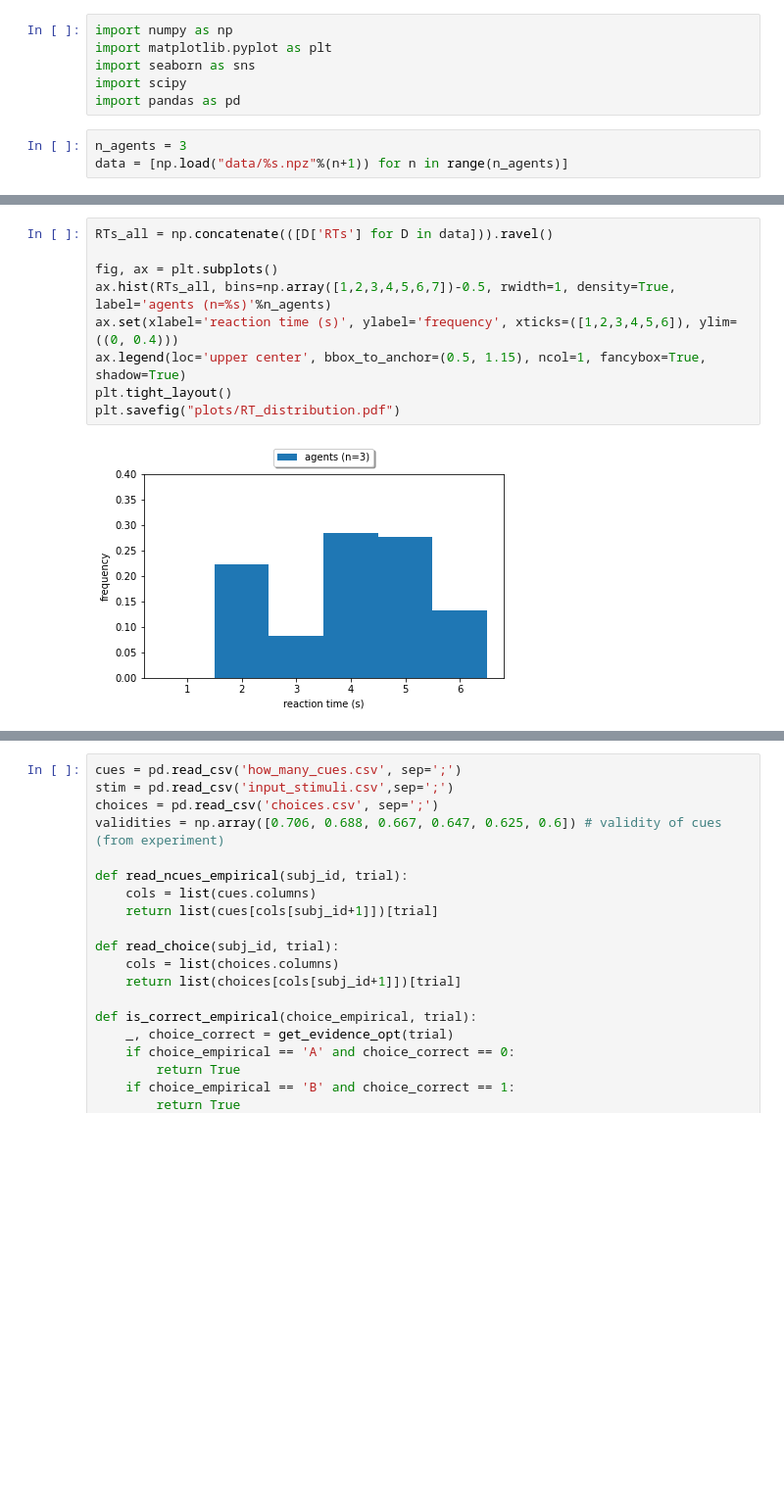
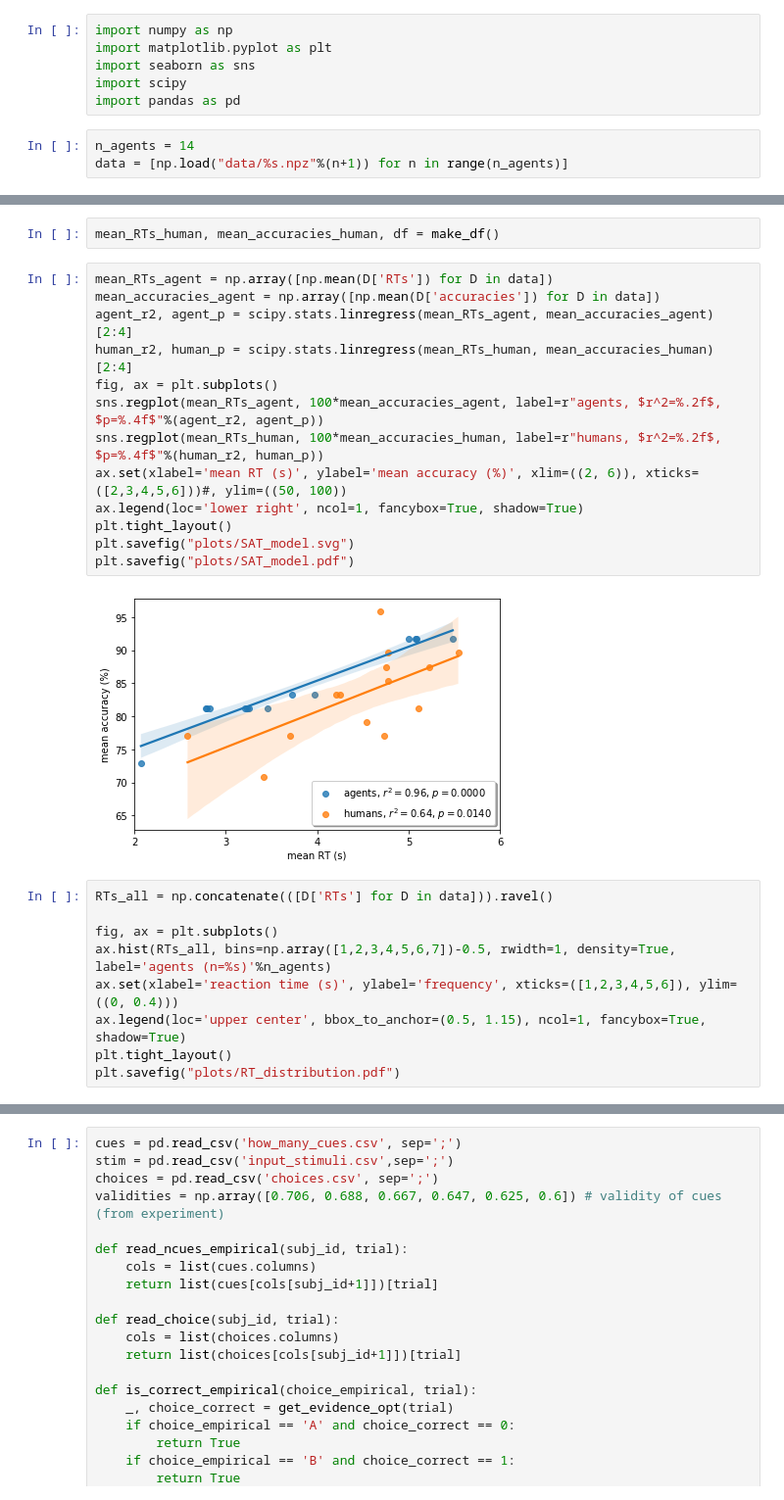
Before and after one commit to psipeter/decision_strategies, a Jupyter notebook: plotter.ipynb, the cells around one changed output, grey strips where cells are left out. Shown at 98% size. Drawn from its saved outputs; the diff is of its cells as text; blank space fills up the shorter version.

```diff
--- a/plotter.ipynb
+++ b/plotter.ipynb
@@ -5,5 +5,5 @@ import seaborn as sns
 import scipy
 import pandas as pd
 # %%
-n_agents = 3
+n_agents = 14
 data = [np.load("data/%s.npz"%(n+1)) for n in range(n_agents)]
@@ -10,3 +72,20 @@ data = [np.load("data/%s.npz"%(n+1)) for n in range(n_agents)]
+# %%
+mean_RTs_human, mean_accuracies_human, df = make_df()
+# %%
+mean_RTs_agent = np.array([np.mean(D['RTs']) for D in data])
+mean_accuracies_agent = np.array([np.mean(D['accuracies']) for D in data])
+agent_r2, agent_p = scipy.stats.linregress(mean_RTs_agent, mean_accuracies_agent)[2:4]
+human_r2, human_p = scipy.stats.linregress(mean_RTs_human, mean_accuracies_human)[2:4]
+fig, ax = plt.subplots()
+sns.regplot(mean_RTs_agent, 100*mean_accuracies_agent, label=r"agents, $r^2=%.2f$, $p=%.4f$"%(agent_r2, agent_p))
+sns.regplot(mean_RTs_human, 100*mean_accuracies_human, label=r"humans, $r^2=%.2f$, $p=%.4f$"%(human_r2, human_p))
+ax.set(xlabel='mean RT (s)', ylabel='mean accuracy (%)', xlim=((2, 6)), xticks=([2,3,4,5,6]))#, ylim=((50, 100))
+ax.legend(loc='lower right', ncol=1, fancybox=True, shadow=True)
+plt.tight_layout()
+plt.savefig("plots/SAT_model.svg")
+plt.savefig("plots/SAT_model.pdf")
+# %% [output]
+[figure, added]
 # %%
 RTs_all = np.concatenate(([D['RTs'] for D in data])).ravel()
 
@@ -16,5 +95,3 @@ ax.set(xlabel='reaction time (s)', ylabel='frequency', xticks=([1,2,3,4,5,6]), y
 ax.legend(loc='upper center', bbox_to_anchor=(0.5, 1.15), ncol=1, fancybox=True, shadow=True)
 plt.tight_layout()
 plt.savefig("plots/RT_distribution.pdf")
-# %% [output]
-[figure, removed]
```
Also changed, not shown: parts of 3 cells of this notebook, 1 other file.
